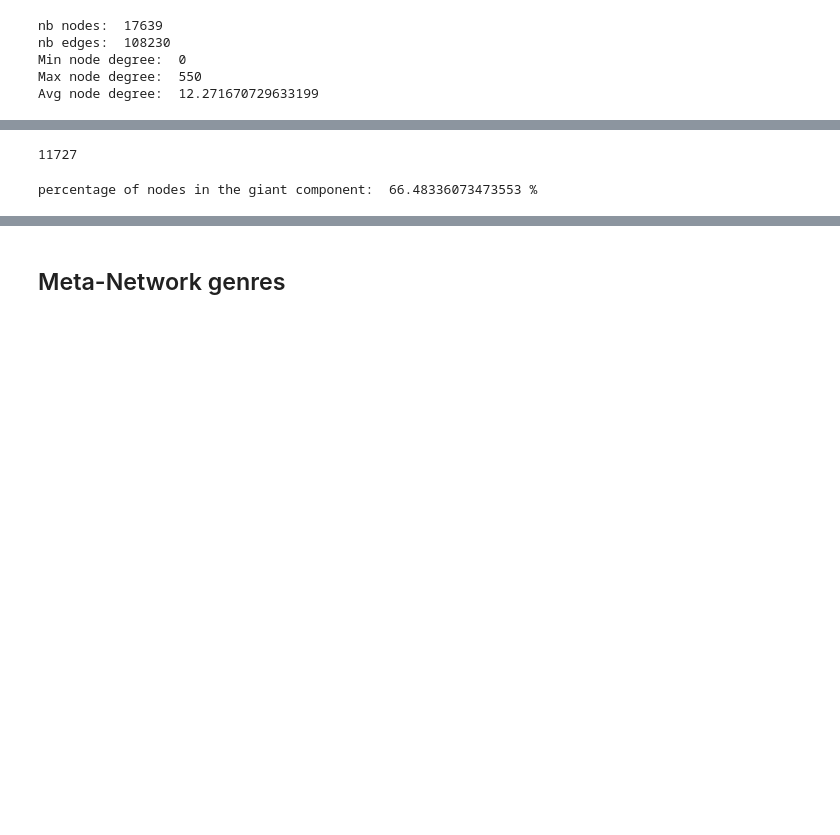
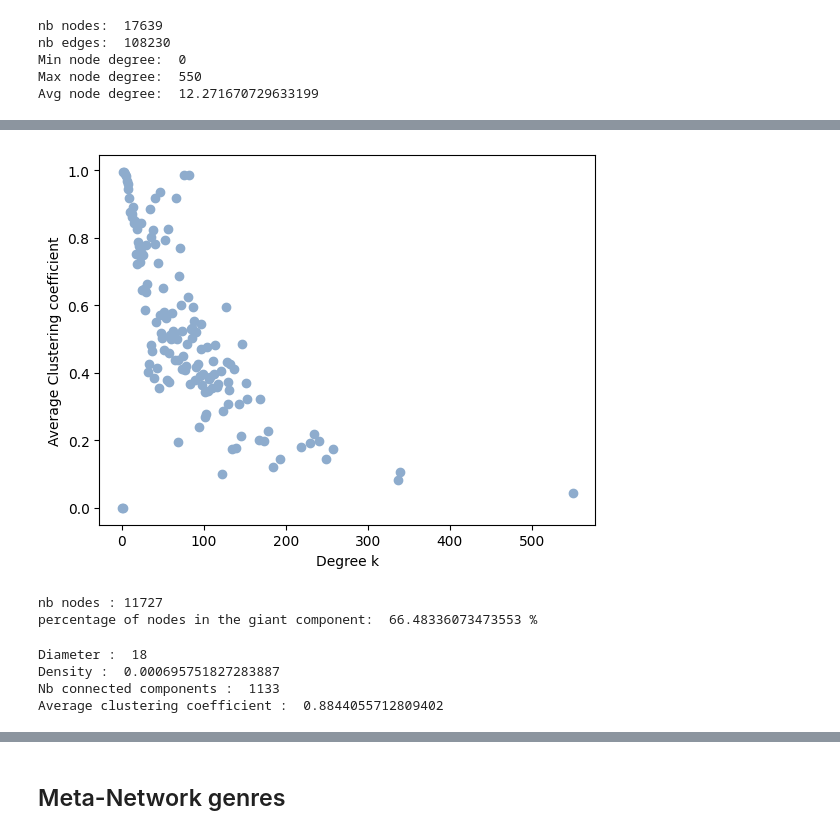
Before and after one commit to sizmar2018/master_thesis_women_in_jazz, a Jupyter notebook: code/network-analysis.ipynb, the cells around one changed output, grey strips where cells are left out. Cells and saved outputs as stored; diff of their text form; code cells hidden in the pictures; blank space fills up the shorter version.

```diff
--- a/code/network-analysis.ipynb
+++ b/code/network-analysis.ipynb
@@ -347,11 +363,26 @@ Avg node degree:  12.271670729633199
+# %%
+net.plot_clustering_coeff_by_degree(mjf_collaboration_net)
+# %% [output]
+[figure, added]
+# %%
+largest_cc = max(nx.connected_components(mjf_collaboration_net), key=len)
+largest_cc = mjf_collaboration_net.subgraph(largest_cc)
+print("nb nodes :", len(largest_cc))
+#percentage of nodes in the giant component :
+print("percentage of nodes in the giant component: ",(len(largest_cc) *100)/len(mjf_collaboration_net),"%")
+# %% [output]
+nb nodes : 11727
+percentage of nodes in the giant component:  66.48336073473553 %
 # %%
 largest_cc = max(nx.connected_components(mjf_collaboration_net), key=len)
 largest_cc = mjf_collaboration_net.subgraph(largest_cc)
-len(largest_cc)
+net.get_diameter(largest_cc)
+net.get_density(mjf_collaboration_net)
+net.get_nb_of_connected_comp(mjf_collaboration_net)
+#net.get_avg_weighted_degree(mjf_collaboration_net)
+net.get_avg_clustering_coefficent(mjf_collaboration_net)
 # %% [output]
-11727
+Diameter :  18
+Density :  0.000695751827283887
+Nb connected components :  1133
+Average clustering coefficient :  0.8844055712809402
-# %%
-#percentage of nodes in the giant component :
-print("percentage of nodes in the giant component: ",(len(largest_cc) *100)/len(mjf_collaboration_net),"%")
-# %% [output]
-percentage of nodes in the giant component:  66.48336073473553 %
```
Also changed, not shown: parts of 30 cells of this notebook, 13 other files.
